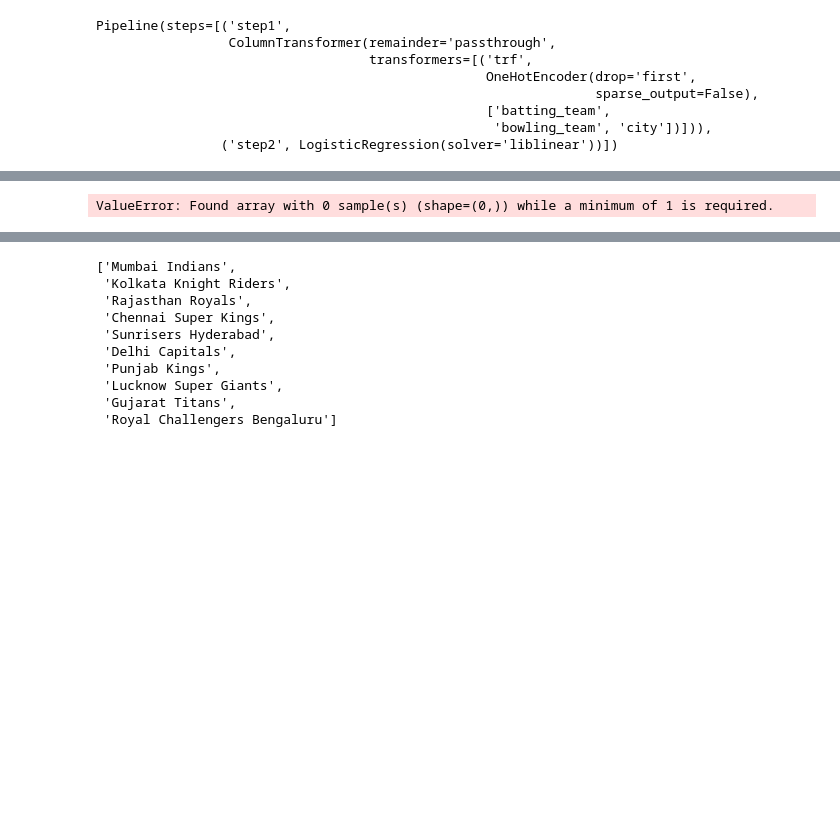
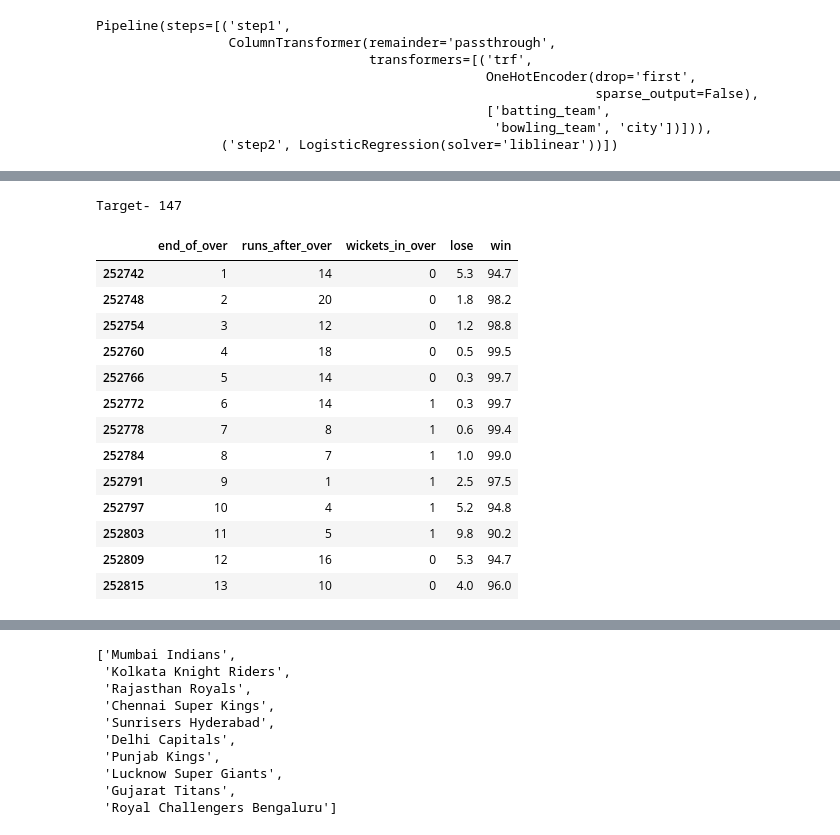
Before and after one commit to manas3174/IPL-Prediction, a Jupyter notebook: IPL_prediction.ipynb, the cells around one changed output, grey strips where cells are left out. Saved outputs shown, nothing was run; the diff lists cells and outputs as text; code cells hidden in the pictures; blank space fills up the shorter version.

```diff
--- a/IPL_prediction.ipynb
+++ b/IPL_prediction.ipynb
@@ -344,10 +344,24 @@ def match_progression(x_df,match_id,pipe):
     temp_df = temp_df[['end_of_over','runs_after_over','wickets_in_over','lose','win']]
     return temp_df,target
 # %%
-temp_df,target = match_progression(delivery_df,74,pipe)
+temp_df,target = match_progression(delivery_df,1426290,pipe)
 temp_df
 # %% [output]
-ValueError: Found array with 0 sample(s) (shape=(0,)) while a minimum of 1 is required.
+Target- 147
+|  | end_of_over | runs_after_over | wickets_in_over | lose | win |
+| 252742 | 1 | 14 | 0 | 5.3 | 94.7 |
+| 252748 | 2 | 20 | 0 | 1.8 | 98.2 |
+| 252754 | 3 | 12 | 0 | 1.2 | 98.8 |
+| 252760 | 4 | 18 | 0 | 0.5 | 99.5 |
+| 252766 | 5 | 14 | 0 | 0.3 | 99.7 |
+| 252772 | 6 | 14 | 1 | 0.3 | 99.7 |
+| 252778 | 7 | 8 | 1 | 0.6 | 99.4 |
+| 252784 | 8 | 7 | 1 | 1.0 | 99.0 |
+| 252791 | 9 | 1 | 1 | 2.5 | 97.5 |
+| 252797 | 10 | 4 | 1 | 5.2 | 94.8 |
+| 252803 | 11 | 5 | 1 | 9.8 | 90.2 |
+| 252809 | 12 | 16 | 0 | 5.3 | 94.7 |
+| 252815 | 13 | 10 | 0 | 4.0 | 96.0 |
 # %%
 import matplotlib.pyplot as plt
 plt.figure(figsize=(18,8))
```
Also changed, not shown: parts of 6 cells of this notebook.
